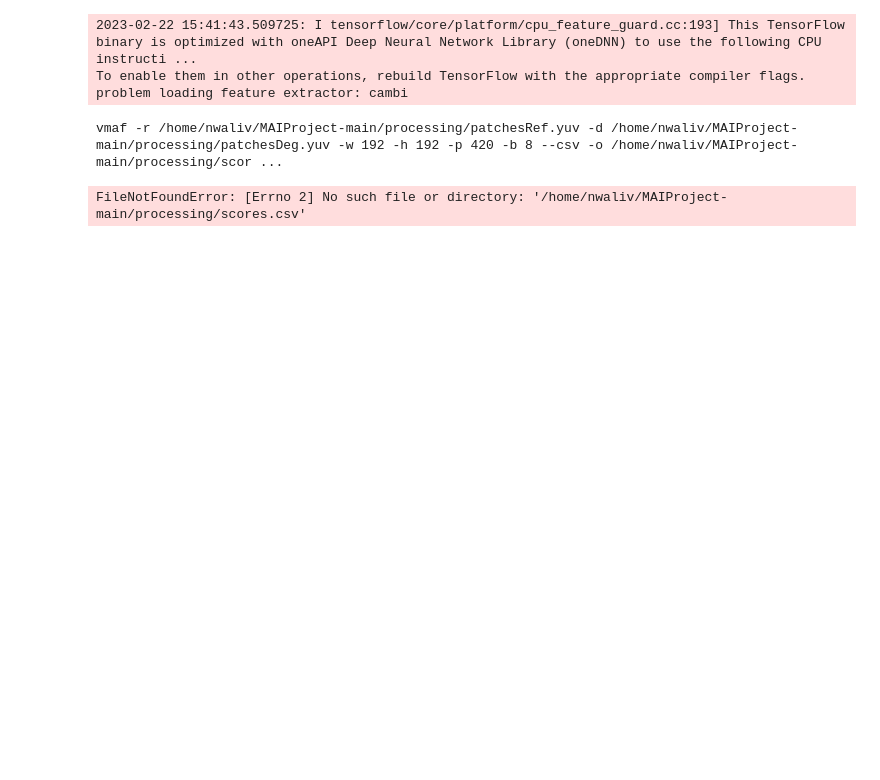
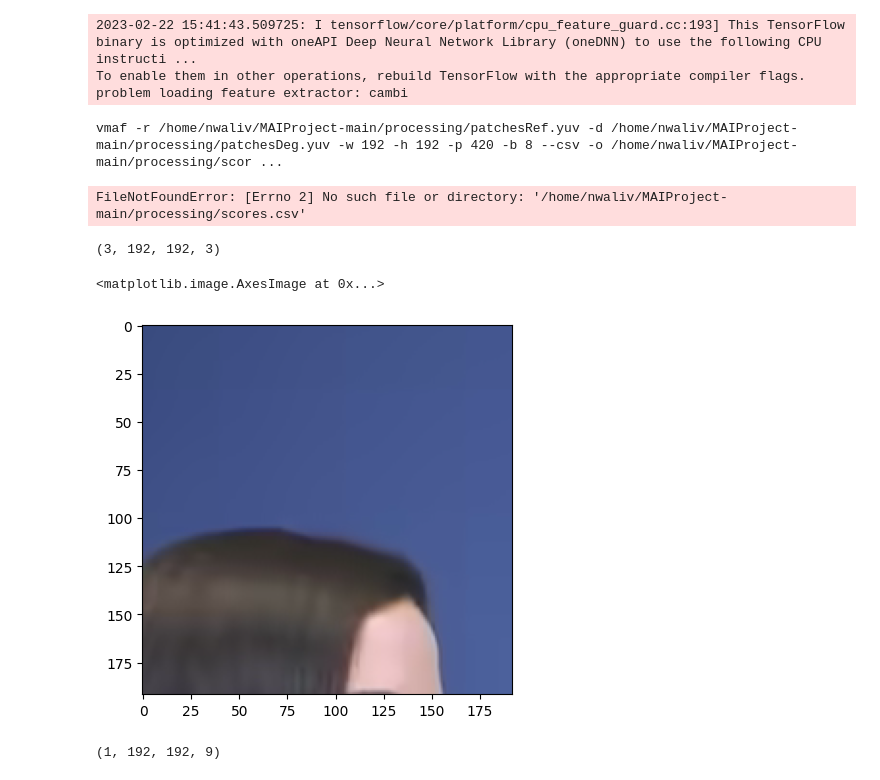
Before and after one commit to nwaliv/MAIProject, a Jupyter notebook: test.ipynb, the cells around one changed output. Drawn from its saved outputs; the diff is of its cells as text; code cells hidden in the pictures; blank space fills up the shorter version.

```diff
--- a/test.ipynb
+++ b/test.ipynb
@@ -73,3 +92,6 @@ To enable them in other operations, rebuild TensorFlow with the appropriate comp
 problem loading feature extractor: cambi
 vmaf -r /home/nwaliv/MAIProject-main/processing/patchesRef.yuv -d /home/nwaliv/MAIProject-main/processing/patchesDeg.yuv -w 192 -h 192 -p 420 -b 8 --csv -o /home/nwaliv/MAIProject-main/processing/scor ...
 FileNotFoundError: [Errno 2] No such file or directory: '/home/nwaliv/MAIProject-main/processing/scores.csv'
+# %%
+from library.GeneralOps import readYUV420RangePatches
+YUV = readYUV420RangePatches("dataset/KristenAndSara_10frames_512x256.yuv420p",(512,256),(0,2),(280,30),(192,192),upsampleUV=True)
@@ -75,0 +103,11 @@ FileNotFoundError: [Errno 2] No such file or directory: '/home/nwaliv/MAIProject
+# %%
+YUV = np.stack((YUV[0],YUV[1],YUV[2]),axis=-1)
+YUV.shape
+# %% [output]
+(3, 192, 192, 3)
+# %%
+RGB = YUV2RGB(YUV)
+plt.imshow(RGB[0]/255.0)
+# %% [output]
+<matplotlib.image.AxesImage at 0x...>
+[figure, added]
@@ -75,0 +116,4 @@ FileNotFoundError: [Errno 2] No such file or directory: '/home/nwaliv/MAIProject
+# %%
+RGB.shape
+# %% [output]
+(1, 192, 192, 9)
```
Also changed, not shown: parts of 9 cells of this notebook, 17 other files.
